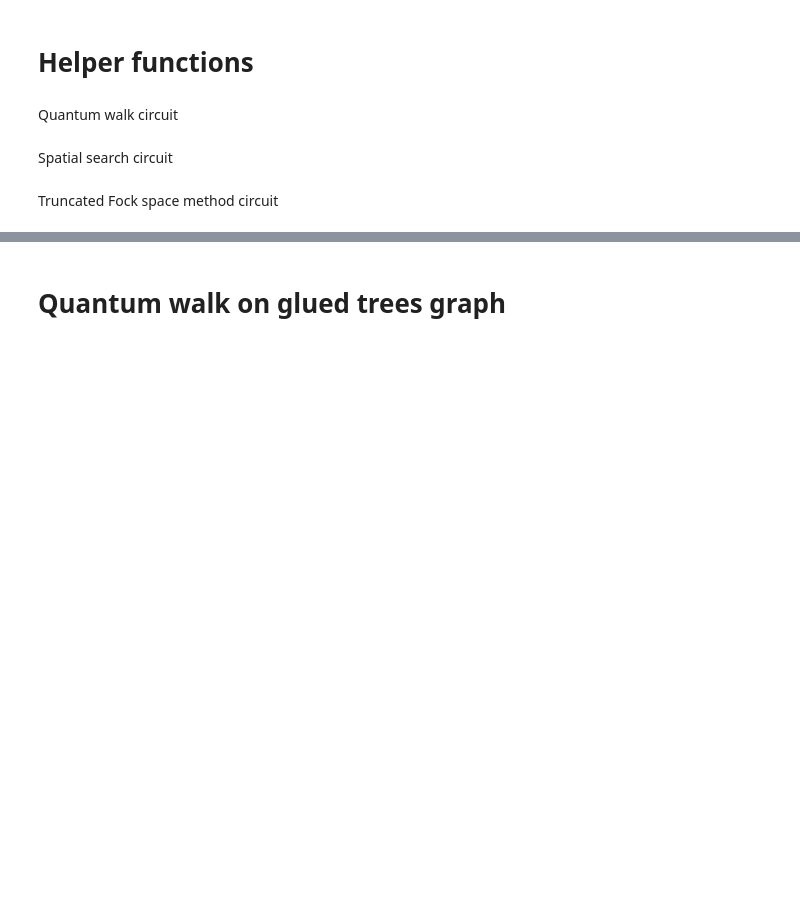
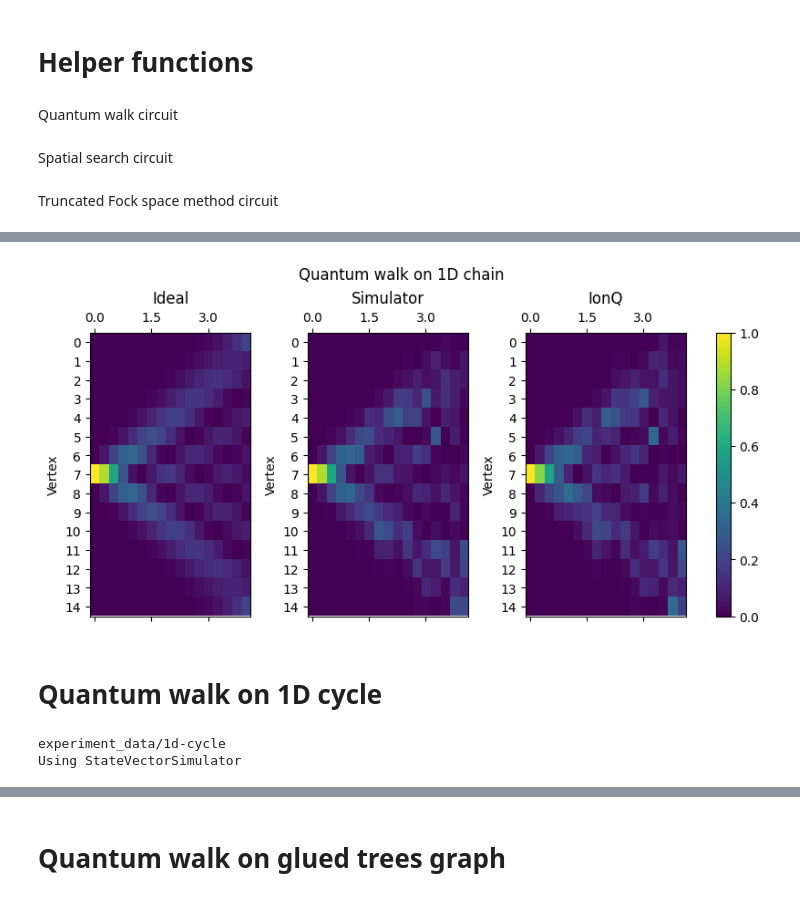
Before and after one commit to jiaqileng/hamiltonian-embedding, a Jupyter notebook: ionq_experiments.ipynb, the cells around one changed output, grey strips where cells are left out. Saved outputs shown, nothing was run; the diff lists cells and outputs as text; code cells hidden in the pictures; blank space fills up the shorter version.

```diff
--- a/ionq_experiments.ipynb
+++ b/ionq_experiments.ipynb
@@ -655,0 +737,5 @@ def tv_dist_err(freq_true, freq_sampled, num_samples):
+# %%
+if use_real_machine:
+    run_qw(N, dimension, n, encoding, bitstrings, num_time_points, graph, t_vals, TASK_DIR, vertex, r, num_shots, device, SAVE_DIR, use_real_machine, qpu_job_ids_filename)
+else:
+    sim_freq = run_qw(N, dimension, n, encoding, bitstrings, num_time_points, graph, t_vals, TASK_DIR, vertex, r, num_shots, device, SAVE_DIR, use_real_machine, qpu_job_ids_filename)
@@ -655,0 +839,55 @@ def tv_dist_err(freq_true, freq_sampled, num_samples):
+# %%
+labels = ["Ideal", "Simulator", "IonQ"]
+
+fig, axs = plt.subplots(1, len(labels), constrained_layout=True, facecolor="white", figsize=(8,4))
+
+max_prob = max(np.max(ideal_dist), np.max(sim_freq_normalized))#, np.max(ionq_freq_normalized))
+im = axs[0].matshow(ideal_dist.T, vmin=0, vmax=max_prob)
+axs[1].matshow(sim_freq_normalized.T, vmin=0, vmax=max_prob)
+axs[2].matshow(ionq_freq_normalized.T, vmin=0, vmax=max_prob)
+
+aspect = 2
+
+for i in range(len(labels)):
+    axs[i].set_aspect(aspect)
+
+    axs[i].set_ylabel("Vertex")
+    axs[i].set_yticks(np.arange(ideal_dist.shape[1])[::1])
+    axs[i].set_yticklabels(np.arange(ideal_dist.shape[1])[::1])
+    axs[i].set_title(labels[i])
+
+    axs[i].set_xticks(np.arange(ideal_dist.shape[0])[::6])
+    axs[i].set_xticklabels([str(round(float(label), 3)) for label in t_vals[::6]])
+
+fig.colorbar(im, ax=axs.ravel().tolist())
+fig.suptitle("Quantum walk on 1D chain")
+plt.show()
+# %% [output]
+[figure, added]
+# %% [markdown]
+# Quantum walk on 1D cycle
+# %%
+DATA_DIR = "experiment_data"
+TASK_DIR = "1d-cycle"
+
+CURR_DIR = DATA_DIR
+check_and_make_dir(CURR_DIR)
+CURR_DIR = join(CURR_DIR, TASK_DIR)
+check_and_make_dir(CURR_DIR)
+
+print(CURR_DIR)
+
+use_real_machine = False
+if use_real_machine:
+    device = "qpu.aria-1"
+    # device = "simulator"
+    print("Device:", device)
+else:
+    device = LocalSimulator()
+
+    # device = AwsDevice("arn:aws:braket:::device/quantum-simulator/amazon/sv1")
+
+    print(f"Using {device.name}")
+# %% [output]
+experiment_data/1d-cycle
+Using StateVectorSimulator
```
Also changed, not shown: parts of 52 cells of this notebook, 11 other files.
